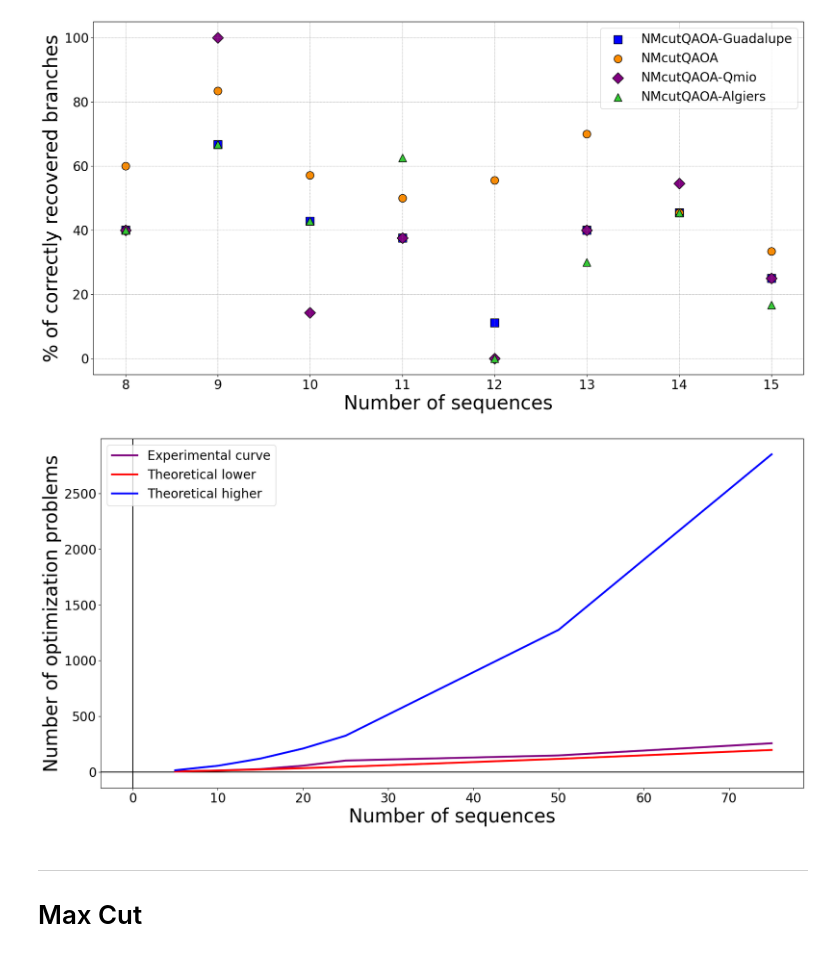
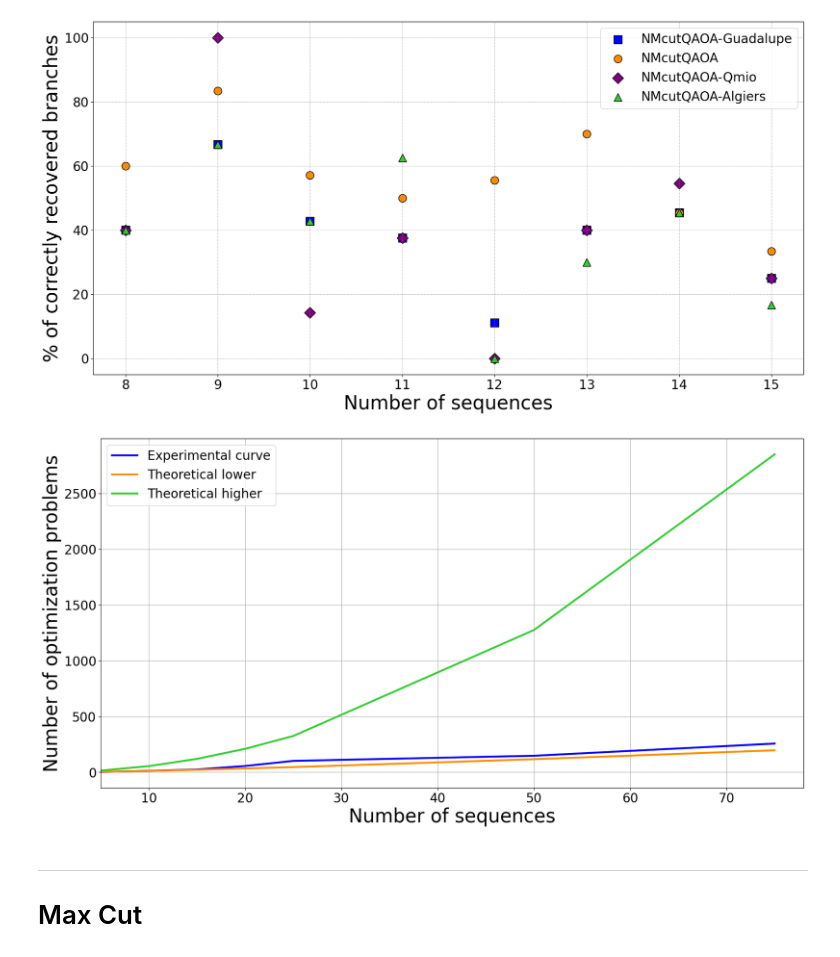
Before and after one commit to Nicofero/PhyloTree_ReConst, a Jupyter notebook: metrics_study.ipynb, the cells around one changed output. Saved outputs shown, nothing was run; the diff lists cells and outputs as text; code cells hidden in the pictures.

Commit message:
Change to plots and upadted to qiskit 2+

```diff
--- a/metrics_study.ipynb
+++ b/metrics_study.ipynb
@@ -778,35 +778,35 @@ plt.show()
 # %%
 def max_iter(x):
     iter = x*(x+1)/2
     return iter
 
 def min_iter(x):
     iter = np.ceil((x/2)*np.log2(x/2))
     return iter
 
 x = np.arange(3,250)
 y1 = max_iter(x)
 y2 = min_iter(x)
 
 x = [5,10,15,20,25,50,75]
 y = [3,13,25,56,102,148,257]
 
 y_low = min_iter(np.array(x))
 y_high = max_iter(np.array(x))
 fig, ax = plt.subplots(figsize=(20,10))
-ax.axhline(y=0, color='k')
-ax.axvline(x=0, color='k')
-plt.plot(x, y,color='purple',label='Experimental curve',linewidth=3)
-plt.plot(x,y_low,color='red',label='Theoretical lower',linewidth=3)
-plt.plot(x,y_high,color='blue',label='Theoretical higher',linewidth=3)
+plt.plot(x, y,color='blue',label='Experimental curve',linewidth=3)
+plt.plot(x,y_low,color='darkorange',label='Theoretical lower',linewidth=3)
+plt.plot(x,y_high,color='limegreen',label='Theoretical higher',linewidth=3)
 plt.xticks(fontsize=20)
 plt.yticks(fontsize=20)
+plt.xlim([5,78])
+plt.grid()
 plt.xlabel('Number of sequences',fontsize=30)
 plt.ylabel('Number of optimization problems',fontsize=30)
 plt.legend(fontsize=20,loc='upper left')
 plt.show()
 # %% [output]
-[figure, old version]
+[figure, new version]
 # %% [markdown]
 ---
 
```
Also changed, not shown: 2 other files.
